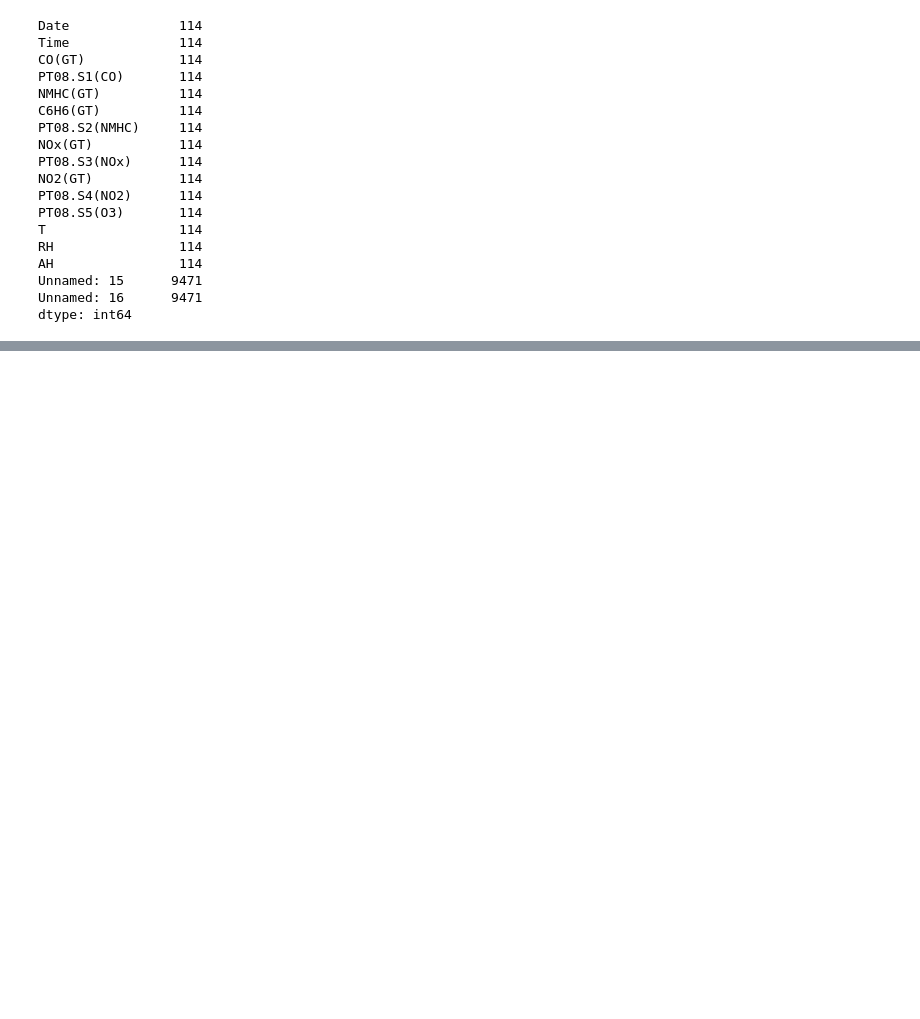
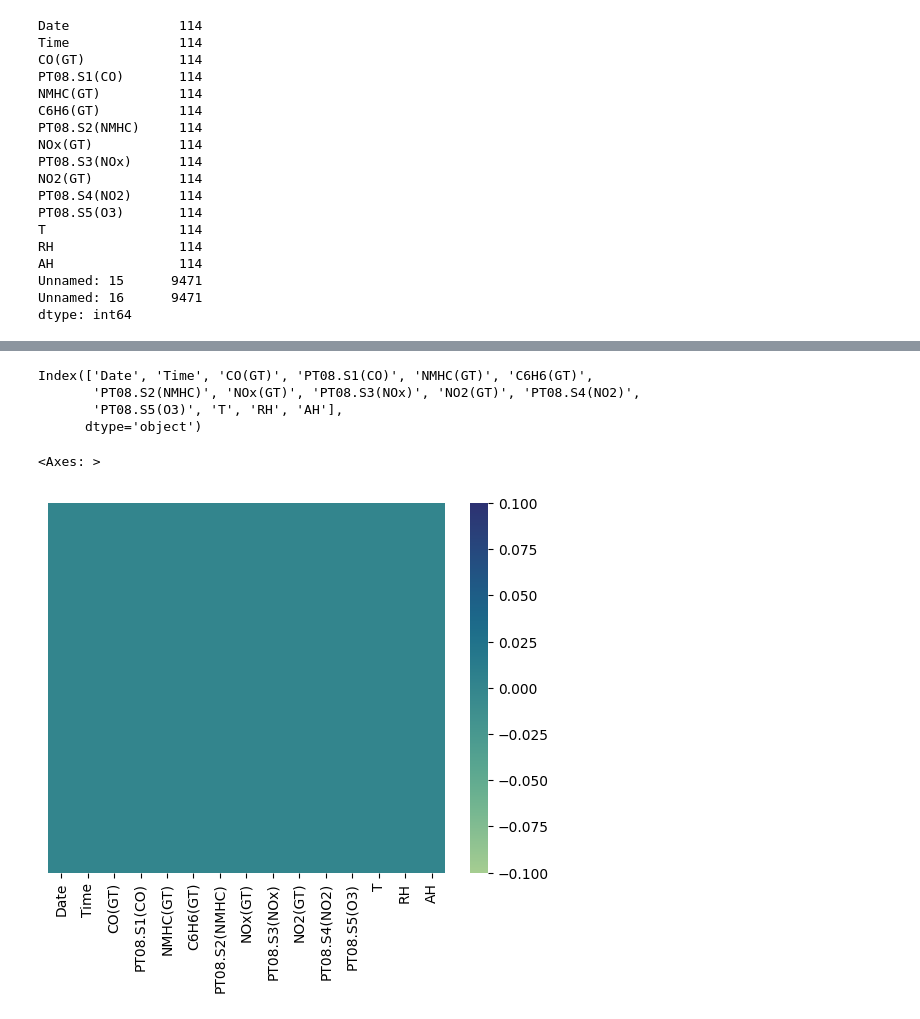
Before and after one commit to Jamy11/Air-Quality-Prediction-Using-Regression-Models, a Jupyter notebook: learning-a-data-set.ipynb, the cells around one changed output, grey strips where cells are left out. Saved outputs shown, nothing was run; the diff lists cells and outputs as text; code cells hidden in the pictures; blank space fills up the shorter version.

Commit message:
handling null values

```diff
--- a/learning-a-data-set.ipynb
+++ b/learning-a-data-set.ipynb
@@ -132,0 +151,19 @@ dtype: int64
+# %%
+#dropping the last two columns
+# assigning inplace value as true which will result in completely dropping of the last two columns
+df.drop(columns=['Unnamed: 15','Unnamed: 16'],inplace=True)
+# %%
+df.columns
+# %% [output]
+Index(['Date', 'Time', 'CO(GT)', 'PT08.S1(CO)', 'NMHC(GT)', 'C6H6(GT)',
+       'PT08.S2(NMHC)', 'NOx(GT)', 'PT08.S3(NOx)', 'NO2(GT)', 'PT08.S4(NO2)',
+       'PT08.S5(O3)', 'T', 'RH', 'AH'],
+      dtype='object')
+# %%
+# dropping 114 rows of null values
+df.dropna(inplace= True)
+# %%
+sns.heatmap(df.isna(),yticklabels= False,cmap='crest')
+# %% [output]
+<Axes: >
+[figure, added]
```
Also changed, not shown: parts of 4 cells of this notebook.
